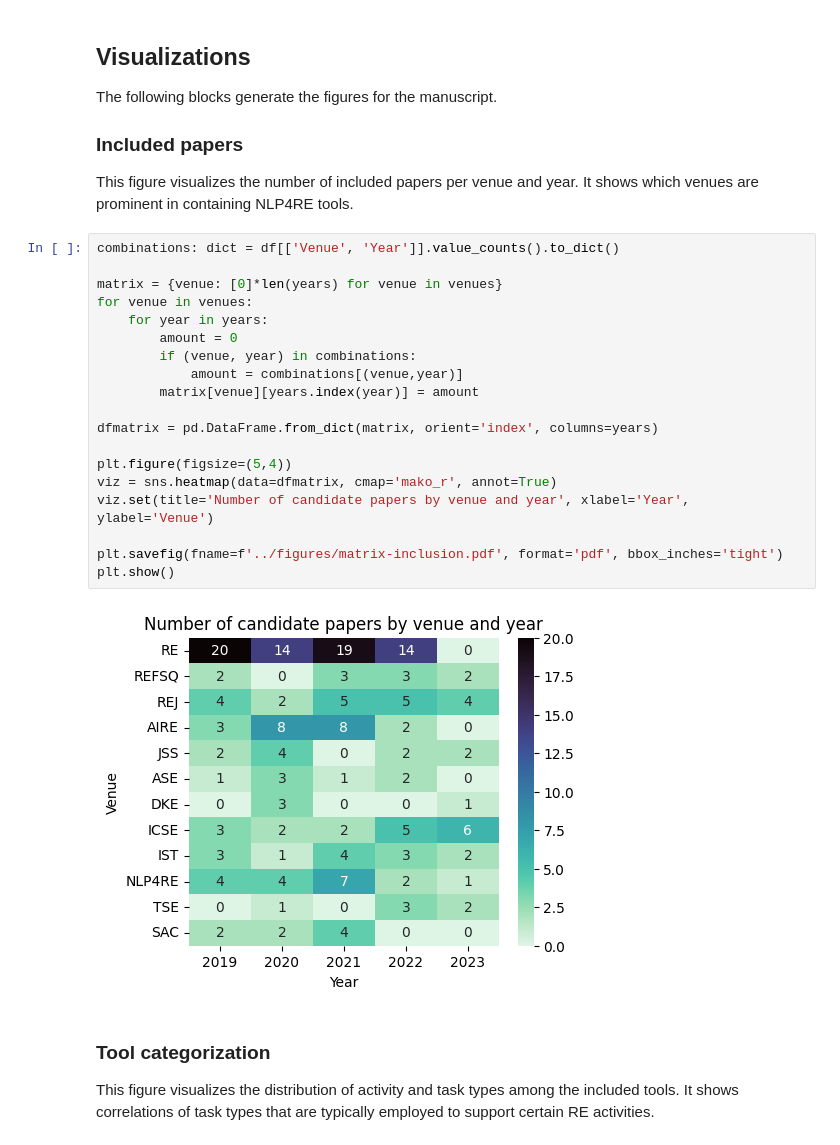
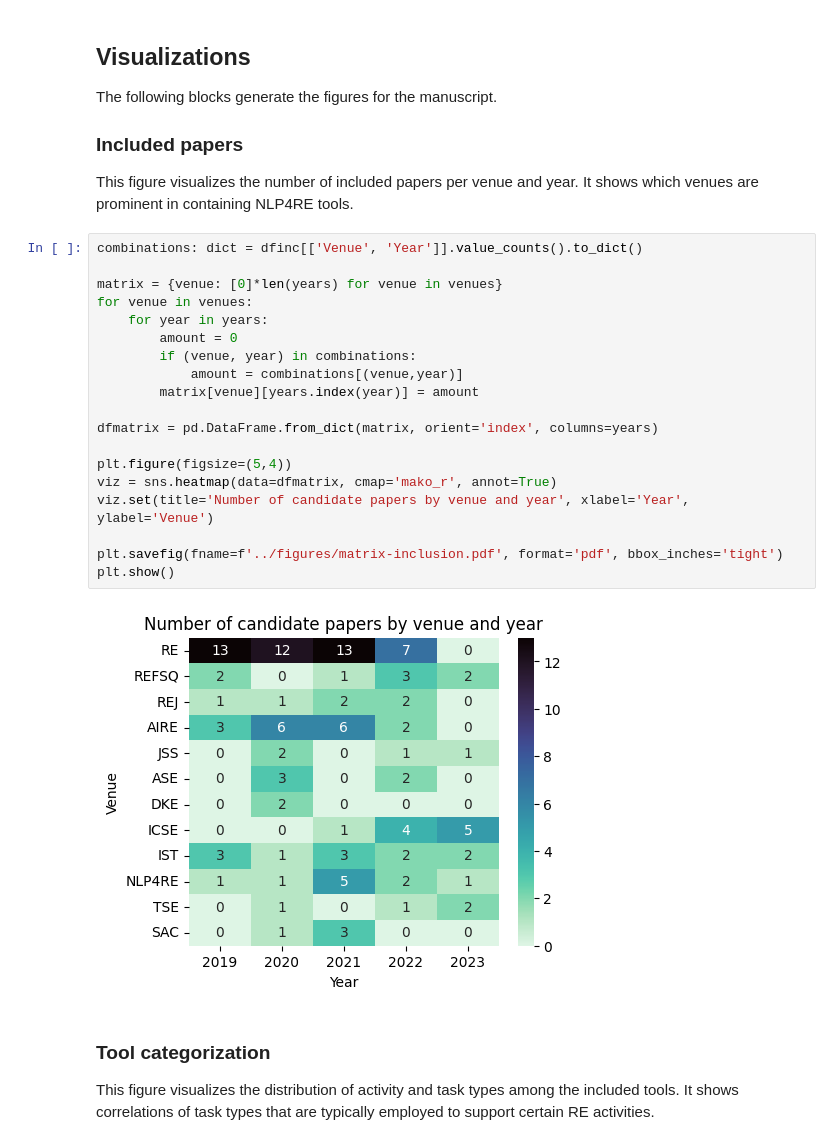
Before and after one commit to JulianFrattini/nlp4re-tools, a Jupyter notebook: replication/scripts/distribution-visualization.ipynb, the cells around one changed output. Drawn from its saved outputs; the diff is of its cells as text.

```diff
--- a/replication/scripts/distribution-visualization.ipynb
+++ b/replication/scripts/distribution-visualization.ipynb
@@ -48,26 +48,26 @@ The following blocks generate the figures for the manuscript.
 
 This figure visualizes the number of included papers per venue and year. It shows which venues are prominent in containing NLP4RE tools.
 # %%
-combinations: dict = df[['Venue', 'Year']].value_counts().to_dict()
+combinations: dict = dfinc[['Venue', 'Year']].value_counts().to_dict()
 
 matrix = {venue: [0]*len(years) for venue in venues}
 for venue in venues:
     for year in years:
         amount = 0
         if (venue, year) in combinations:
             amount = combinations[(venue,year)]
         matrix[venue][years.index(year)] = amount
 
 dfmatrix = pd.DataFrame.from_dict(matrix, orient='index', columns=years)
 
 plt.figure(figsize=(5,4))
 viz = sns.heatmap(data=dfmatrix, cmap='mako_r', annot=True)
 viz.set(title='Number of candidate papers by venue and year', xlabel='Year', ylabel='Venue')
 
 plt.savefig(fname=f'../figures/matrix-inclusion.pdf', format='pdf', bbox_inches='tight')
 plt.show()
 # %% [output]
-[figure, old version]
+[figure, new version]
 # %% [markdown]
 ### Tool categorization
 
```
Also changed, not shown: parts of 3 cells of this notebook, 5 other files.
